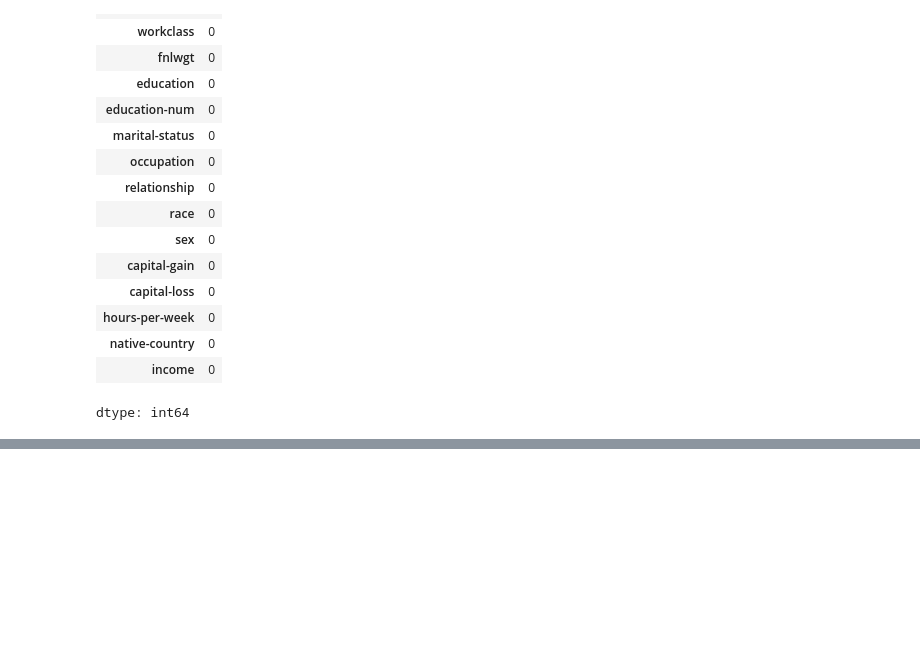
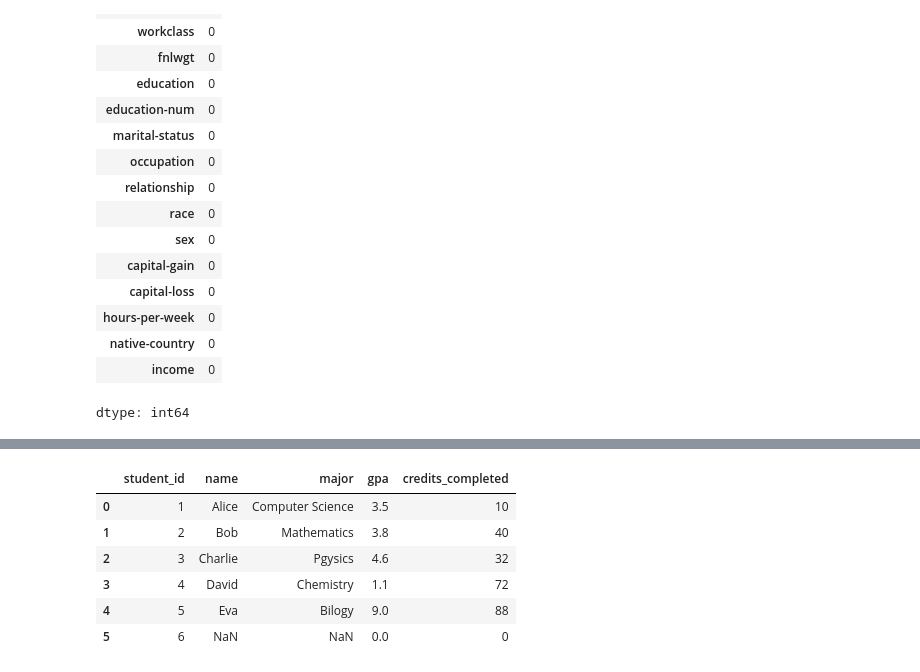
Before and after one commit to doremococo/python-bootcamp, a Jupyter notebook: chapter2.ipynb, the cells around one changed output, grey strips where cells are left out. Cells and saved outputs as stored; diff of their text form; code cells hidden in the pictures; blank space fills up the shorter version.

```diff
--- a/chapter2.ipynb
+++ b/chapter2.ipynb
@@ -192,0 +184,34 @@ Name: capital-gain, Length: 73, dtype: int64
+# %%
+# 2-10 データをマージさせる
+import pandas as pd
+data1 = {
+    "student_id": [1, 2, 3, 4, 5],
+    "name": ["Alice", "Bob", "Charlie", "David", "Eva"],
+    "major": [
+        "Computer Science",
+        "Mathematics",
+        "Pgysics",
+        "Chemistry",
+        "Bilogy"
+    ]
+}
+
+data2 = {
+    "student_id": [1, 2, 3, 4, 5, 6],
+    "gpa": [3.5, 3.8, 4.6, 1.1, 9, 0],
+    "credits_completed": [10, 40, 32, 72, 88, 0]
+}
+df1 = pd.DataFrame(data1)
+df2 = pd.DataFrame(data2)
+
+marge_df = pd.merge(df1, df2, on="student_id", how="outer")
+
+marge_df
+# %% [output]
+|  | student_id | name | major | gpa | credits_completed |
+| 0 | 1 | Alice | Computer Science | 3.5 | 10 |
+| 1 | 2 | Bob | Mathematics | 3.8 | 40 |
+| 2 | 3 | Charlie | Pgysics | 4.6 | 32 |
+| 3 | 4 | David | Chemistry | 1.1 | 72 |
+| 4 | 5 | Eva | Bilogy | 9.0 | 88 |
+| 5 | 6 | NaN | NaN | 0.0 | 0 |
```
Also changed, not shown: parts of 4 cells of this notebook.
